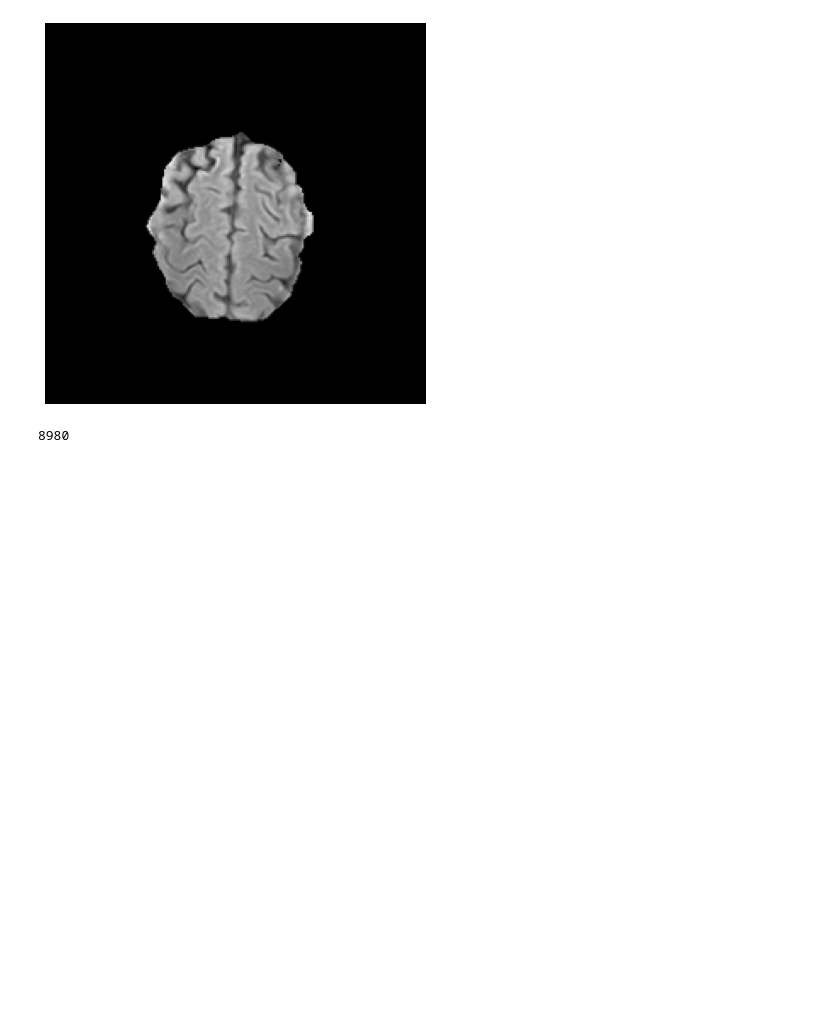
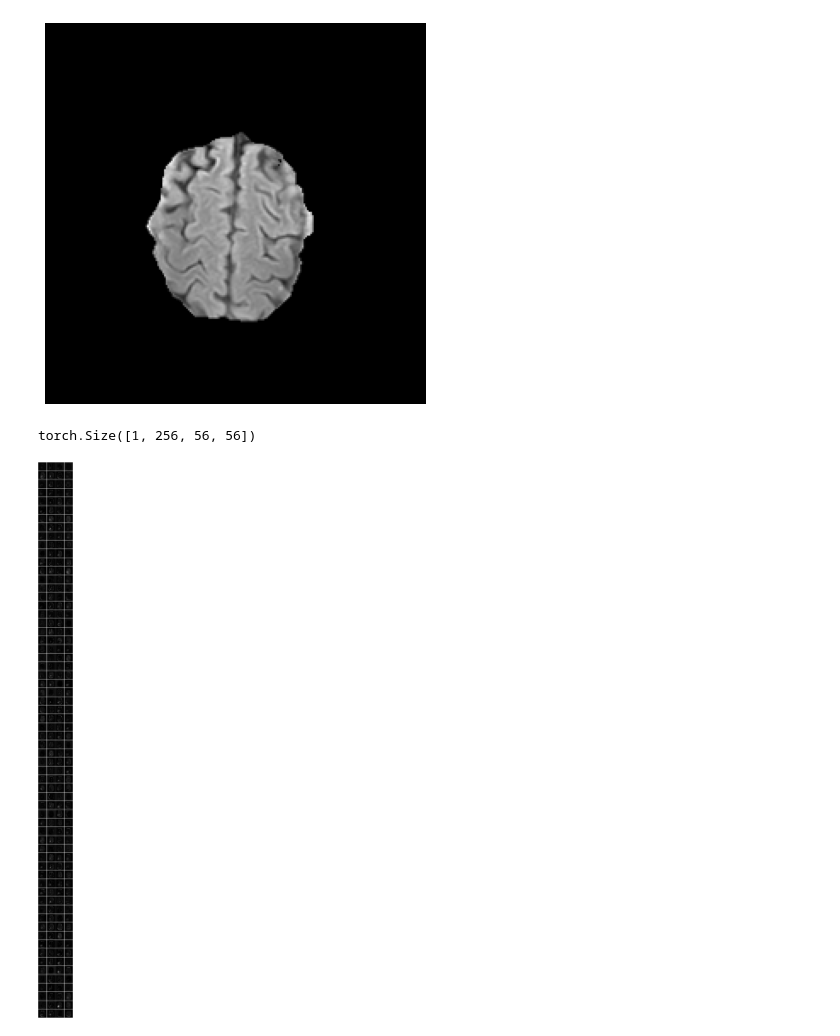
Before and after one commit to ShumpeiTakezaki/newcomer, a Jupyter notebook: source/image_analysis.ipynb, the cells around one changed output. Drawn from its saved outputs; the diff is of its cells as text; code cells hidden in the pictures; blank space fills up the shorter version.

```diff
--- a/source/image_analysis.ipynb
+++ b/source/image_analysis.ipynb
@@ -103,7 +103,76 @@ float32
 <class 'numpy.ndarray'>
 uint8
 [figure]
-# %%
-len(x_train)
-# %% [output]
-8980
+# %%
+from torchvision import models, transforms
+import torch
+import torch.nn as nn
+
+from utils import load_image
+
+model_name = 'resnet50'
+dir_name = f'result/{model_name}'
+model_path = f'{dir_name}/{model_name}.pth'
+
+def extract(target, inputs):
+    feature = None
+
+    def forward_hook(module, inputs, outputs):
+        global features
+
+        features = outputs.detach().clone()
+
+    handle = target.register_forward_hook(forward_hook)
+
+    model.eval()
+    model(inputs)
+
+    handle.remove()
+
+    return features
+
+device = torch.device("cuda")
+
+model = models.resnet50(pretrained=False)
+
+model.conv1 = nn.Conv2d(1, 64, kernel_size=(7, 7), stride=(2, 2), padding=(3, 3), bias=False)
+model.fc = nn.Sequential(nn.Linear(2048,1, bias=True),  nn.Sigmoid())
+
+model = model.to(device)
+model.load_state_dict(torch.load(model_path))
+
+target_module = model.layer1[2].relu
+
+inputs = load_image('result/resnet50/incorrect_mri/0/9.png')
+transform = transforms.Compose([
+    transforms.ToTensor(),
+])
+
+inputs = transform(inputs)
+inputs = inputs.unsqueeze(0).to(device)
+
+features = extract(target_module, inputs)
+print(features.shape)
+# %% [output]
+torch.Size([1, 256, 56, 56])
+# %%
+import torchvision
+
+def feature_to_img(feature, nrow=4):
+
+    feature = feature.unsqueeze(1)
+
+    img = torchvision.utils.make_grid(feature.cpu(), nrow=nrow, normalize=True, pad_value=1)
+
+    img = transforms.functional.to_pil_image(img)
+
+    new_w = 500
+    new_h = int(new_w*img.height / img.width)
+    img = img.resize((new_w, new_h))
+
+    return img
+
+img = feature_to_img(features[0][:256])
+img
+# %% [output]
+[figure, added]
```
